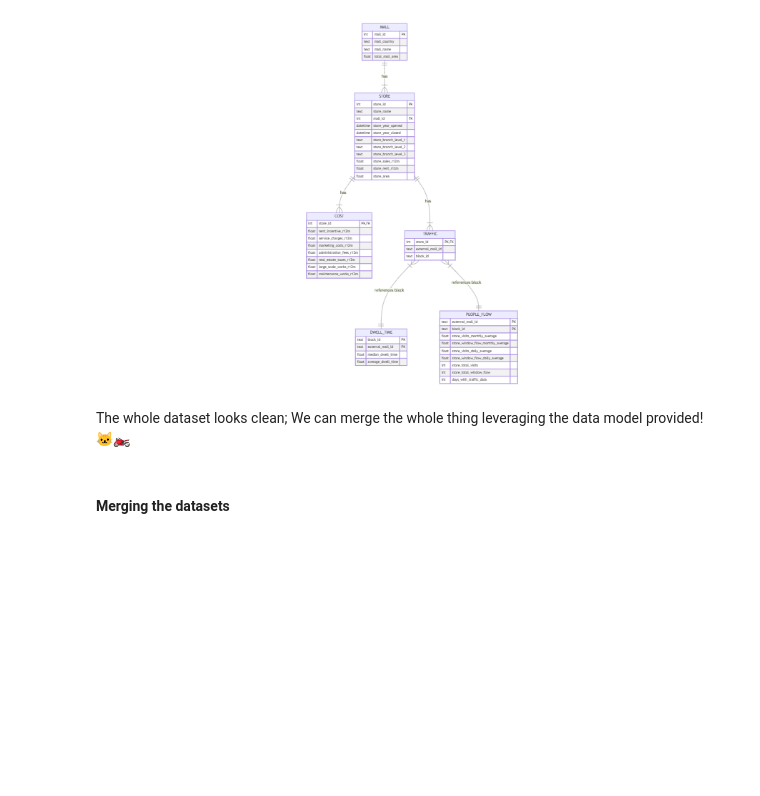
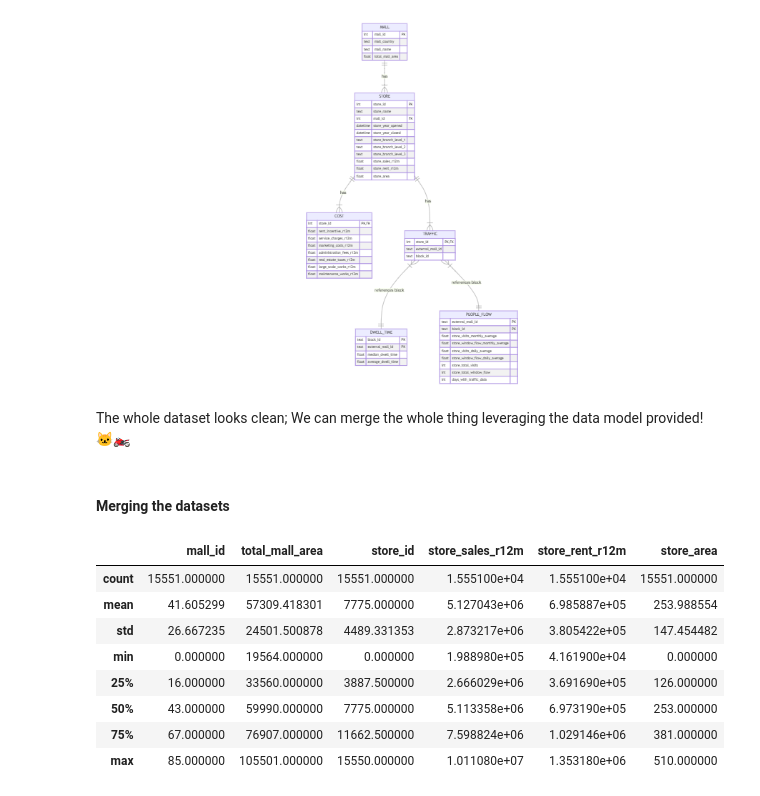
Before and after one commit to JokyHub/Data-Challenge-URW-HEC, a Jupyter notebook: notebooks/notebook-eda.ipynb, the cells around one changed output. Drawn from its saved outputs; the diff is of its cells as text; code cells hidden in the pictures; blank space fills up the shorter version.

```diff
--- a/notebooks/notebook-eda.ipynb
+++ b/notebooks/notebook-eda.ipynb
@@ -186,3 +186,17 @@ display(data_model_im)
 The whole dataset looks clean; We can merge the whole thing leveraging the data model provided! 🐱‍🏍
 # %% [markdown]
 #### Merging the datasets
+# %%
+# Let's start by merging mall and store data using the mall_id as the key
+mall_store_data = pd.merge(mall_data, store_data, on='mall_id', how='inner')
+mall_store_data.describe()
+# %% [output]
+|  | mall_id | total_mall_area | store_id | store_sales_r12m | store_rent_r12m | store_area |
+| count | 15551.000000 | 15551.000000 | 15551.000000 | 1.555100e+04 | 1.555100e+04 | 15551.000000 |
+| mean | 41.605299 | 57309.418301 | 7775.000000 | 5.127043e+06 | 6.985887e+05 | 253.988554 |
+| std | 26.667235 | 24501.500878 | 4489.331353 | 2.873217e+06 | 3.805422e+05 | 147.454482 |
+| min | 0.000000 | 19564.000000 | 0.000000 | 1.988980e+05 | 4.161900e+04 | 0.000000 |
+| 25% | 16.000000 | 33560.000000 | 3887.500000 | 2.666029e+06 | 3.691690e+05 | 126.000000 |
+| 50% | 43.000000 | 59990.000000 | 7775.000000 | 5.113358e+06 | 6.973190e+05 | 253.000000 |
+| 75% | 67.000000 | 76907.000000 | 11662.500000 | 7.598824e+06 | 1.029146e+06 | 381.000000 |
+| max | 85.000000 | 105501.000000 | 15550.000000 | 1.011080e+07 | 1.353180e+06 | 510.000000 |
```
Also changed, not shown: parts of 10 cells of this notebook.
